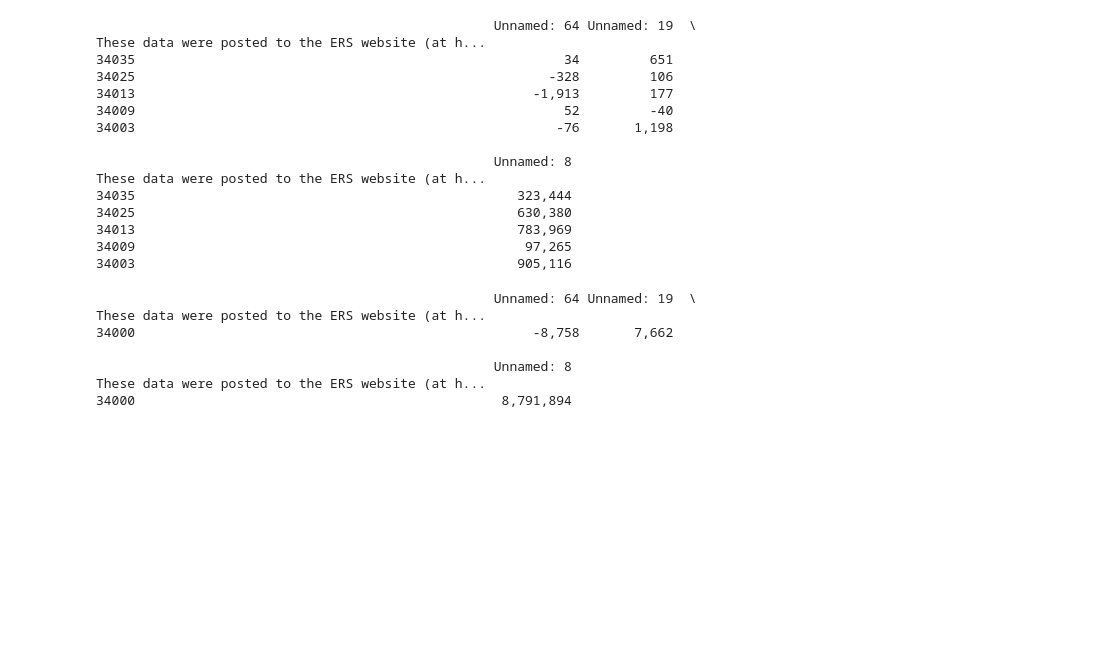
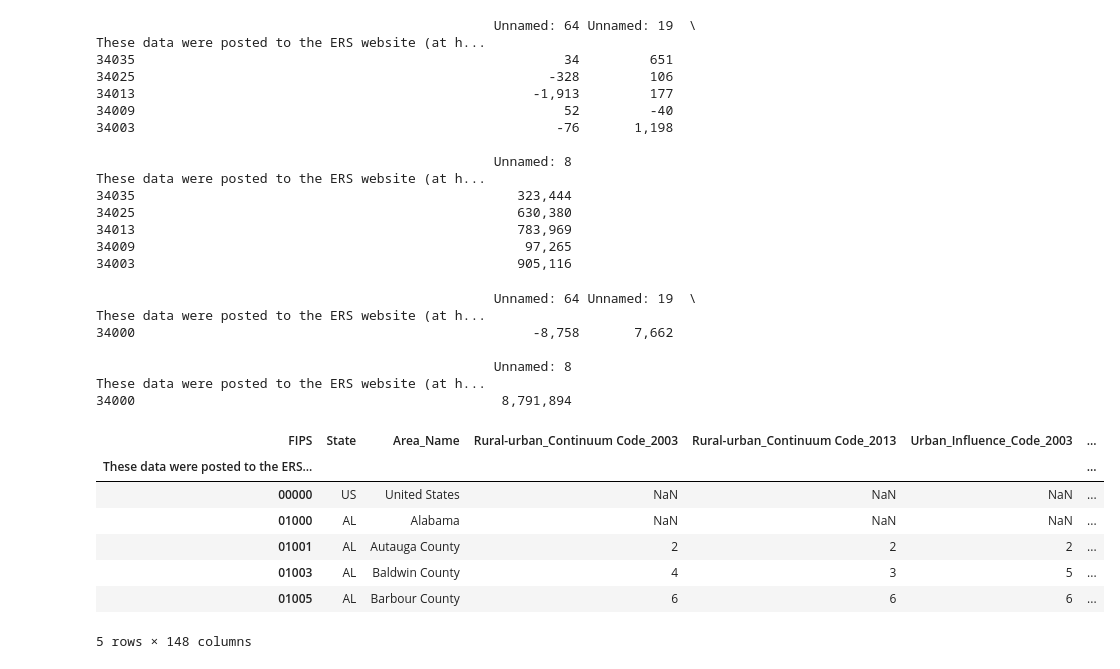
Before and after one commit to cblasi111/2008_recession_analysis, a Jupyter notebook: project_1_first_file.ipynb, the cells around one changed output. Cells and saved outputs as stored; diff of their text form; code cells hidden in the pictures; blank space fills up the shorter version.

```diff
--- a/project_1_first_file.ipynb
+++ b/project_1_first_file.ipynb
@@ -95,3 +97,18 @@ These data were posted to the ERS website (at h...
                                                    Unnamed: 8
 These data were posted to the ERS website (at h...
 34000                                               8,791,894
+# %%
+new_header = pop_df.iloc[0]
+pop_df = pop_df[1:]
+pop_df.columns = new_header
+# %%
+pop_df.head()
+# %% [output]
+| FIPS | State | Area_Name | Rural-urban_Continuum Code_2003 | Rural-urban_Continuum Code_2013 | Urban_Influence_Code_2003 | ... |
+| These data were posted to the ERS... |  |  |  |  |  | ... |
+| 00000 | US | United States | NaN | NaN | NaN | ... |
+| 01000 | AL | Alabama | NaN | NaN | NaN | ... |
+| 01001 | AL | Autauga County | 2 | 2 | 2 | ... |
+| 01003 | AL | Baldwin County | 4 | 3 | 5 | ... |
+| 01005 | AL | Barbour County | 6 | 6 | 6 | ... |
+5 rows × 148 columns
```
Also changed, not shown: parts of 11 cells of this notebook.
